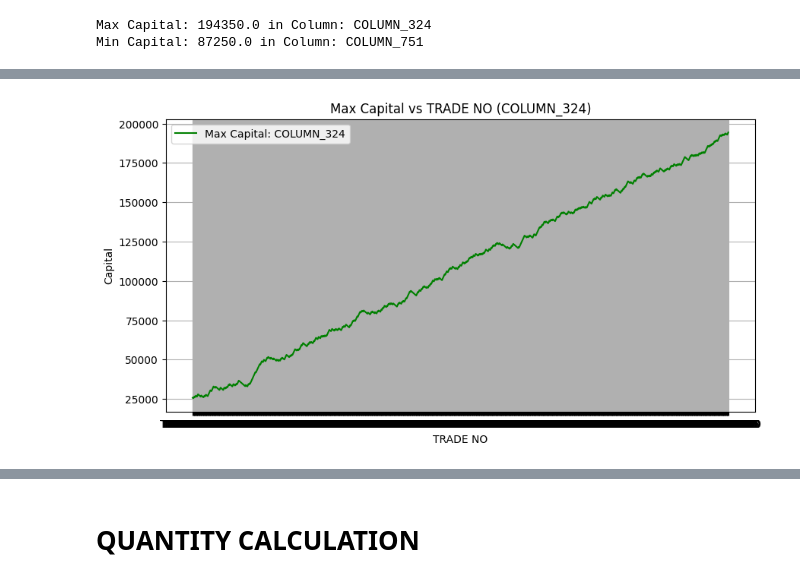
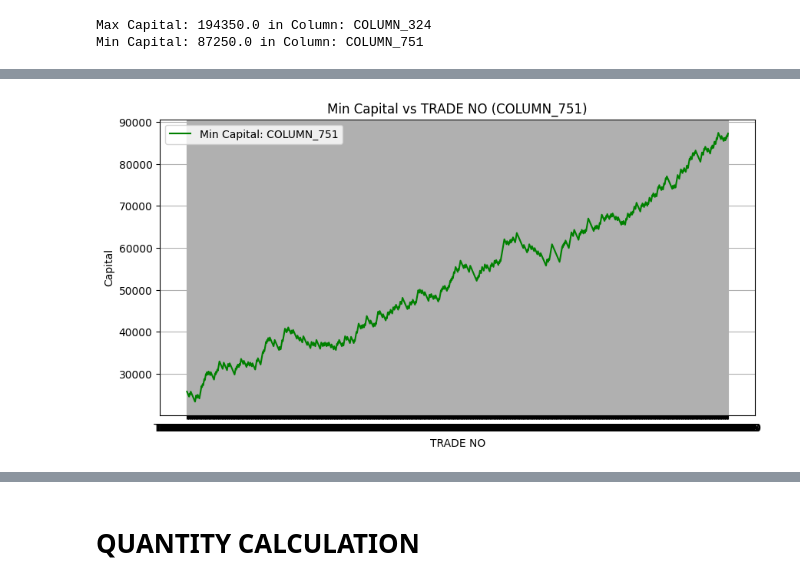
Before and after one commit to Bharatgaur/Trading, a Jupyter notebook: TRADE_PROBABILITIES_BASE_FILE_Version_2.ipynb, the cells around one changed output, grey strips where cells are left out. Cells and saved outputs as stored; diff of their text form; code cells hidden in the pictures.

```diff
--- a/TRADE_PROBABILITIES_BASE_FILE_Version_2.ipynb
+++ b/TRADE_PROBABILITIES_BASE_FILE_Version_2.ipynb
@@ -9,0 +74,5 @@ import matplotlib.pyplot as plt
+# %%
+# Trade PnL DataFrame
+trade_pnl_df = pd.read_csv("https://raw.githubusercontent.com/Bharatgaur/Trading/main/trade_pnl_1001_columns.csv")
+print("Data from trade_pnl_1001_columns:")
+print(trade_pnl_df.head(), "\n")
@@ -228,6 +241,5 @@ pd.read_csv('trade_pnl_1001_columns.csv')
 # %%
-# Load the CSV file
-df_no_charges = pd.read_csv('trade_pnl_1001_columns.csv')
+df_no_charges = trade_pnl_df
 
 # Get the last row as a DataFrame
 last_row_df = df_no_charges.iloc[[-1]]
@@ -251,20 +293,17 @@ Min Capital: 87250.0 in Column: COLUMN_751
 # %%
-# Load the CSV file
-df_no_charges = pd.read_csv('trade_pnl_1001_columns.csv')
-
-# Identify the max value column from the last row
+# Identify the min value column from the last row
 last_row_df = df_no_charges.iloc[[-1]]
 numeric_values = last_row_df.select_dtypes(include=['number'])
-max_column = numeric_values.idxmax(axis=1).values[0]
+min_column = numeric_values.idxmin(axis=1).values[0]
 
-# Plot max capital vs TRADE NO
+# Plot min capital vs TRADE NO
 plt.figure(figsize=(10, 5))
-plt.plot(df_no_charges['TRADE NO'], df_no_charges[max_column], label=f'Max Capital: {max_column}', color='green')
+plt.plot(df_no_charges['TRADE NO'], df_no_charges[min_column], label=f'Min Capital: {min_column}', color='green')
 plt.xlabel('TRADE NO')
 plt.ylabel('Capital')
-plt.title(f'Max Capital vs TRADE NO ({max_column})')
+plt.title(f'Min Capital vs TRADE NO ({min_column})')
 plt.legend()
 plt.grid(True)
 plt.show()
 # %% [output]
-[figure, old version]
+[figure, new version]
```
Also changed, not shown: parts of 37 cells of this notebook.
